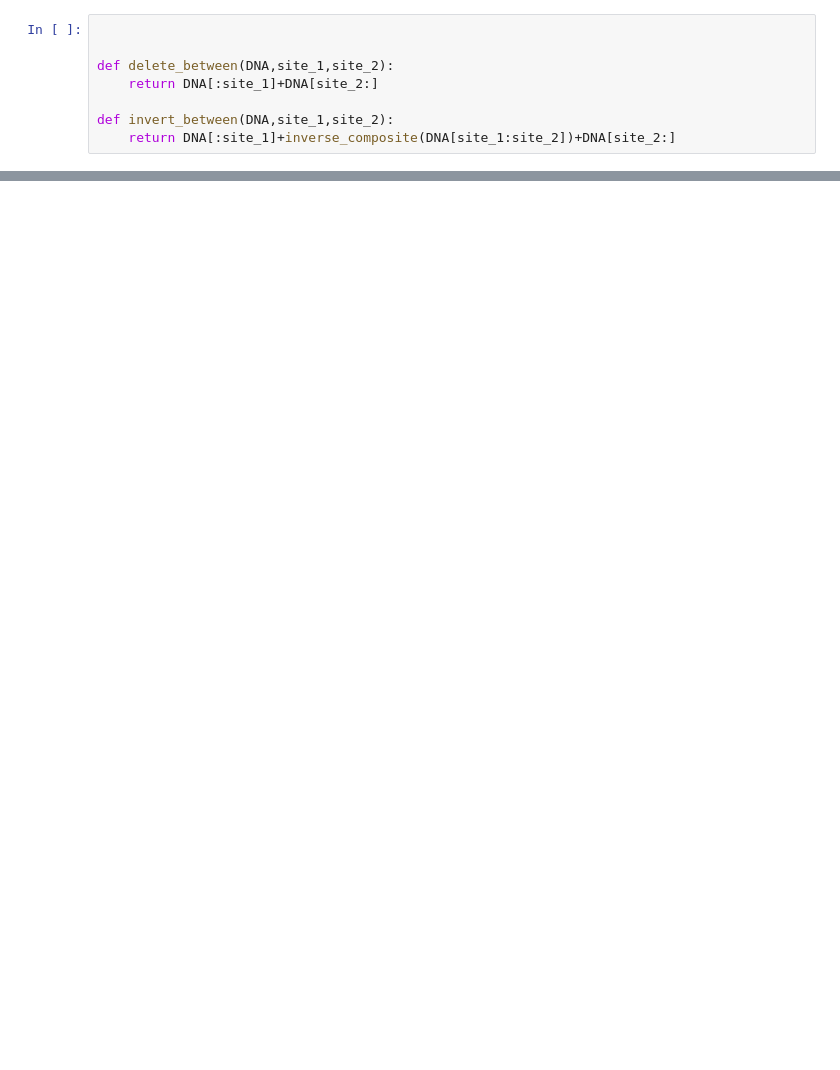
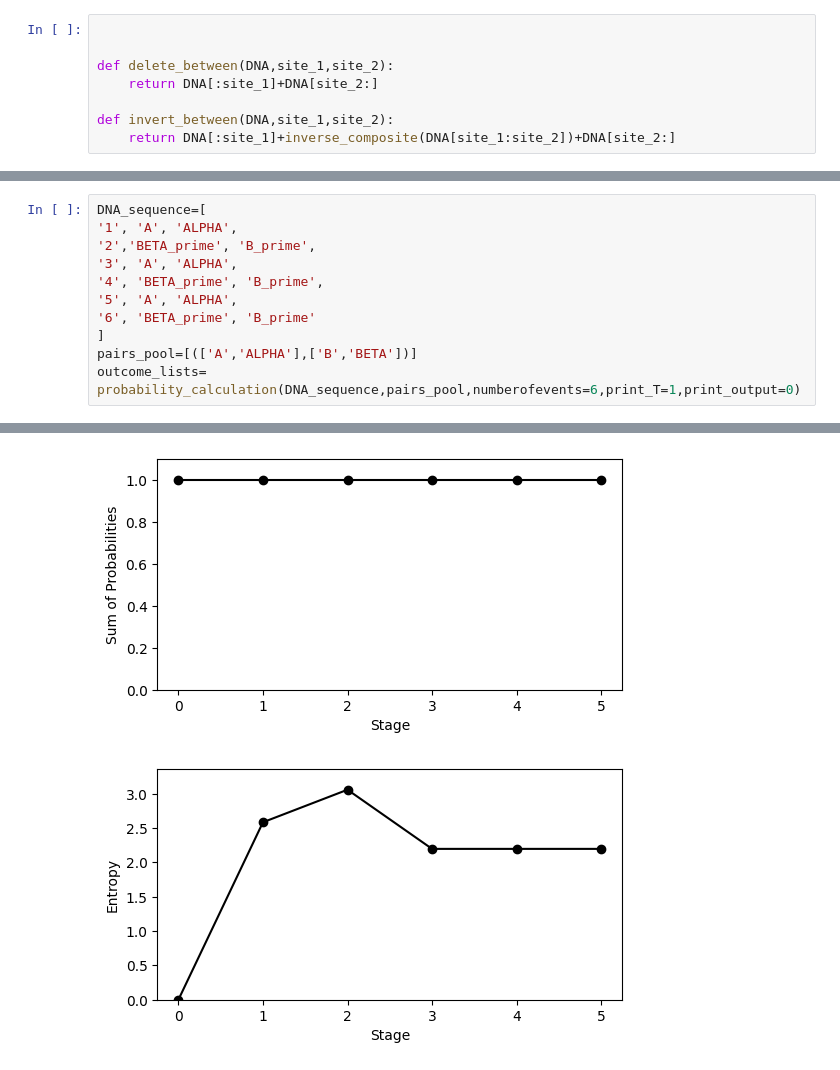
Before and after one commit to ThomasPanYongling/DNA-Recombinase, a Jupyter notebook: State machines.ipynb, the cells around one changed output, grey strips where cells are left out. Saved outputs shown, nothing was run; the diff lists cells and outputs as text; blank space fills up the shorter version.

```diff
--- a/State machines.ipynb
+++ b/State machines.ipynb
@@ -342,0 +351,12 @@ outcome_lists= probability_calculation(DNA_sequence,pairs_pool,numberofevents=10
+# %%
+DNA_sequence=[
+'1', 'A', 'ALPHA',
+'2','BETA_prime', 'B_prime',
+'3', 'A', 'ALPHA',
+'4', 'BETA_prime', 'B_prime',
+'5', 'A', 'ALPHA',
+'6', 'BETA_prime', 'B_prime'
+]
+pairs_pool=[(['A','ALPHA'],['B','BETA'])]
+outcome_lists= probability_calculation(DNA_sequence,pairs_pool,numberofevents=6,print_T=1,print_output=0)
+# %% [output]
@@ -342,0 +382,2 @@ outcome_lists= probability_calculation(DNA_sequence,pairs_pool,numberofevents=10
+[figure, added]
+[figure, added]
```
Also changed, not shown: parts of 11 cells of this notebook.
